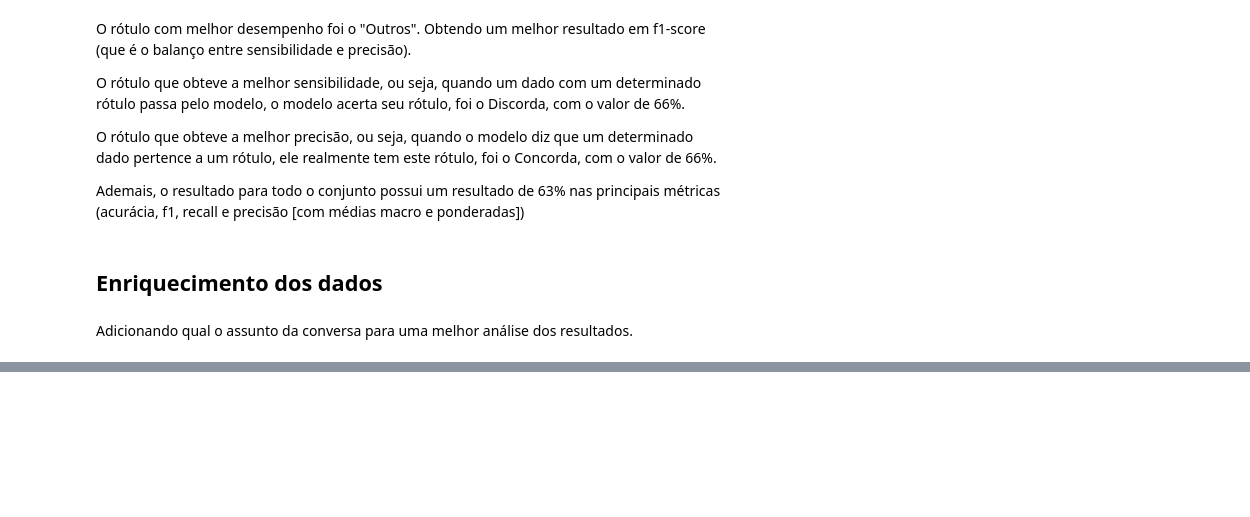
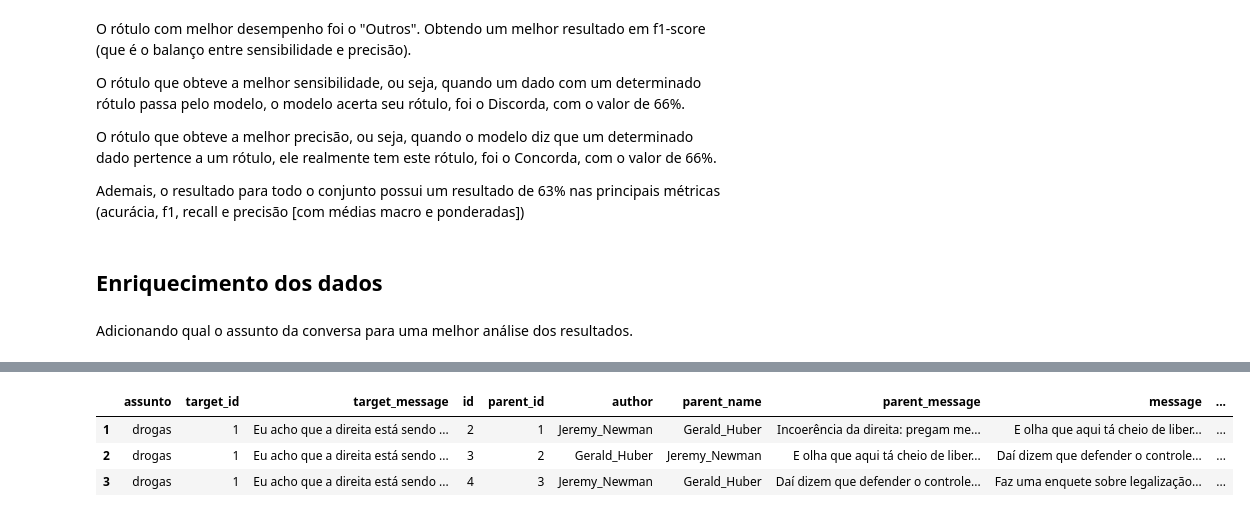
Before and after one commit to digogc/Contextual_GenAI_Stance_Detection, a Jupyter notebook: data/trabalhando_dados_completos.ipynb, the cells around one changed output, grey strips where cells are left out. Saved outputs shown, nothing was run; the diff lists cells and outputs as text; code cells hidden in the pictures; blank space fills up the shorter version.

```diff
--- a/data/trabalhando_dados_completos.ipynb
+++ b/data/trabalhando_dados_completos.ipynb
@@ -383,0 +425,14 @@ Adicionando qual o assunto da conversa para uma melhor análise dos resultados.
+# %%
+# Removendo as mensagens sem parent ID
+dados_assunto = dados_assunto[dados_assunto['id'] != 1]
+
+# garantindo que as labels importantes para a nova estrutura de dados que será aplicada funcione
+dados_assunto["id"] = pd.to_numeric(dados_assunto["id"], errors="coerce")
+dados_assunto["parent_id"] = pd.to_numeric(dados_assunto["parent_id"], errors="coerce").astype('Int64')
+
+dados_assunto.head(3)
+# %% [output]
+|  | assunto | target_id | target_message | id | parent_id | author | parent_name | parent_message | message | ... |
+| 1 | drogas | 1 | Eu acho que a direita está sendo ... | 2 | 1 | Jeremy_Newman | Gerald_Huber | Incoerência da direita: pregam me... | E olha que aqui tá cheio de liber... | ... |
+| 2 | drogas | 1 | Eu acho que a direita está sendo ... | 3 | 2 | Gerald_Huber | Jeremy_Newman | E olha que aqui tá cheio de liber... | Daí dizem que defender o controle... | ... |
+| 3 | drogas | 1 | Eu acho que a direita está sendo ... | 4 | 3 | Jeremy_Newman | Gerald_Huber | Daí dizem que defender o controle... | Faz uma enquete sobre legalização... | ... |
```
Also changed, not shown: parts of 7 cells of this notebook.
